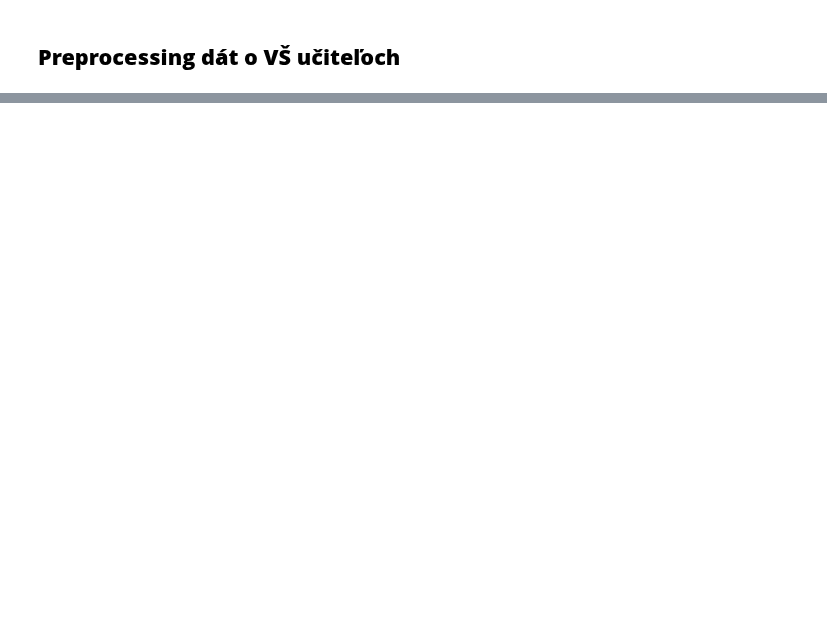
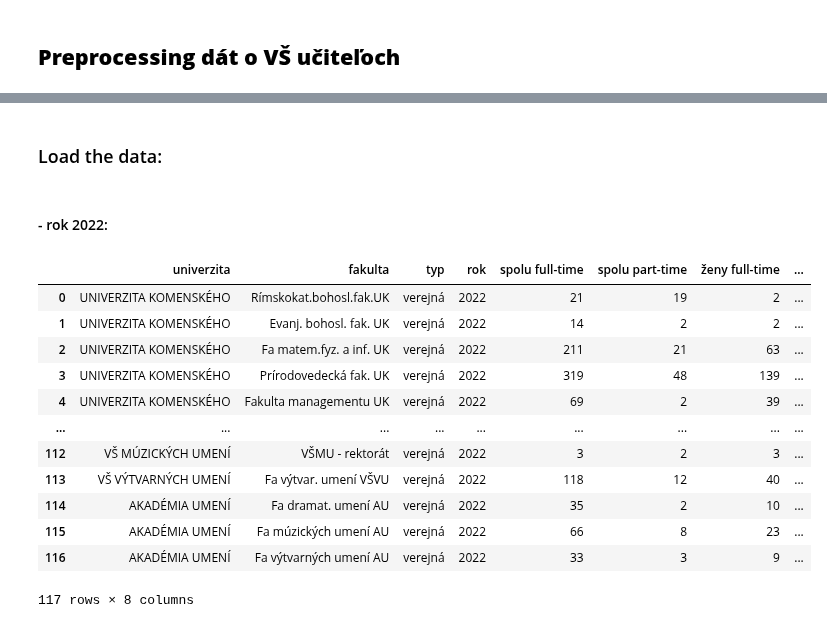
Before and after one commit to hudo16-38/pridav-project, a Jupyter notebook: preprocessing/data_preprocessing_pedagogovia_cvtisr.ipynb, the cells around one changed output, grey strips where cells are left out. Cells and saved outputs as stored; diff of their text form; code cells hidden in the pictures; blank space fills up the shorter version.

```diff
--- a/preprocessing/data_preprocessing_pedagogovia_cvtisr.ipynb
+++ b/preprocessing/data_preprocessing_pedagogovia_cvtisr.ipynb
@@ -90,0 +80,21 @@ def create_degrees_table(file_path, sheet_name, commitment='full-time'):
+# %% [markdown]
+### Load the data:
+# %% [markdown]
+#### - rok 2022:
+# %%
+public_22 = load_summary_table('../data/cvtisr/vs2022/vs2022.xls', sheet_name_fulltime='Tab16v', sheet_name_parttime='Tab17v', university_type='verejná', year=2022)
+display(public_22)
+# %% [output]
+|  | univerzita | fakulta | typ | rok | spolu full-time | spolu part-time | ženy full-time | ... |
+| 0 | UNIVERZITA KOMENSKÉHO | Rímskokat.bohosl.fak.UK | verejná | 2022 | 21 | 19 | 2 | ... |
+| 1 | UNIVERZITA KOMENSKÉHO | Evanj. bohosl. fak. UK | verejná | 2022 | 14 | 2 | 2 | ... |
+| 2 | UNIVERZITA KOMENSKÉHO | Fa matem.fyz. a inf. UK | verejná | 2022 | 211 | 21 | 63 | ... |
+| 3 | UNIVERZITA KOMENSKÉHO | Prírodovedecká fak. UK | verejná | 2022 | 319 | 48 | 139 | ... |
+| 4 | UNIVERZITA KOMENSKÉHO | Fakulta managementu UK | verejná | 2022 | 69 | 2 | 39 | ... |
+| ... | ... | ... | ... | ... | ... | ... | ... | ... |
+| 112 | VŠ MÚZICKÝCH UMENÍ | VŠMU - rektorát | verejná | 2022 | 3 | 2 | 3 | ... |
+| 113 | VŠ VÝTVARNÝCH UMENÍ | Fa výtvar. umení VŠVU | verejná | 2022 | 118 | 12 | 40 | ... |
+| 114 | AKADÉMIA UMENÍ | Fa dramat. umení AU | verejná | 2022 | 35 | 2 | 10 | ... |
+| 115 | AKADÉMIA UMENÍ | Fa múzických umení AU | verejná | 2022 | 66 | 8 | 23 | ... |
+| 116 | AKADÉMIA UMENÍ | Fa výtvarných umení AU | verejná | 2022 | 33 | 3 | 9 | ... |
+117 rows × 8 columns
```
Also changed, not shown: parts of 10 cells of this notebook.
